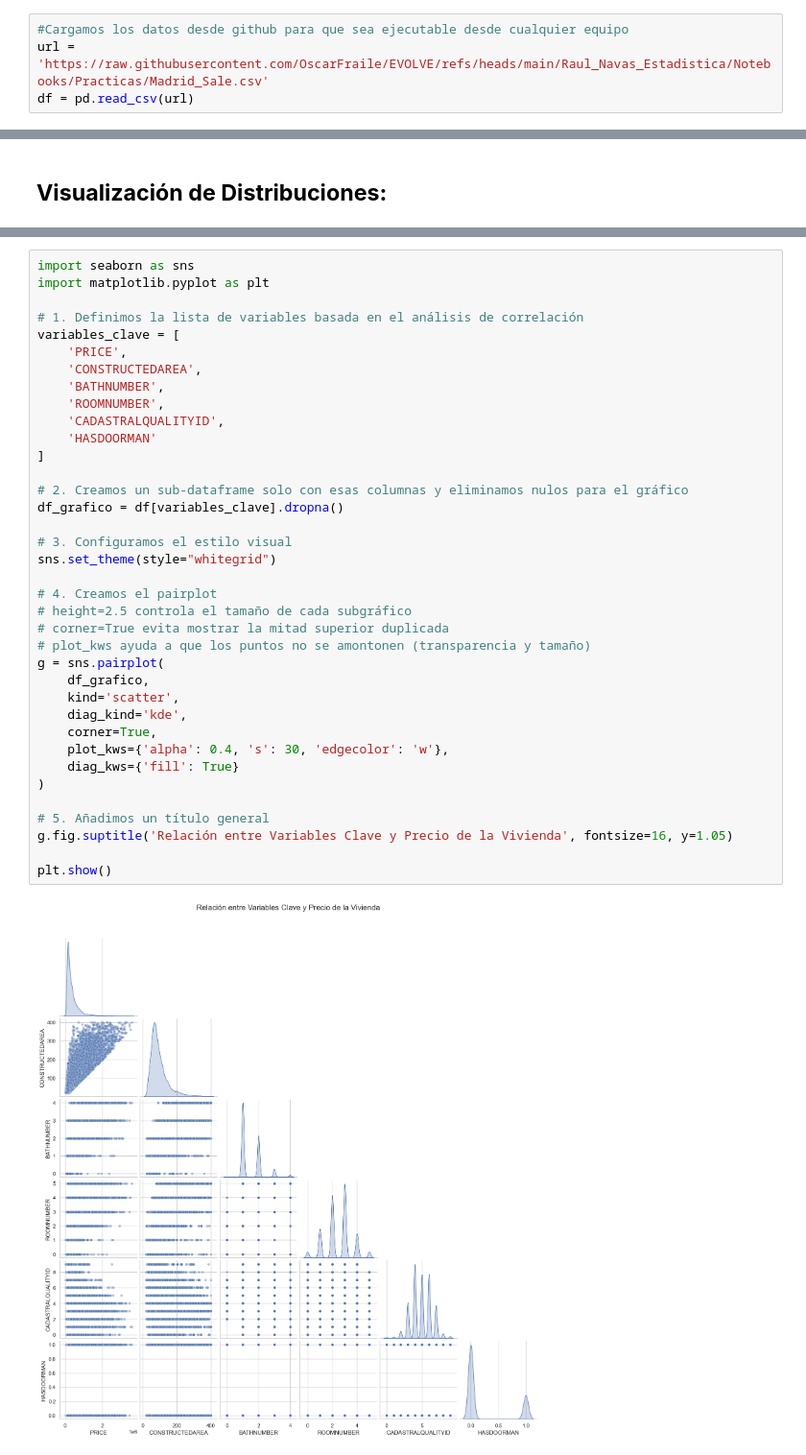
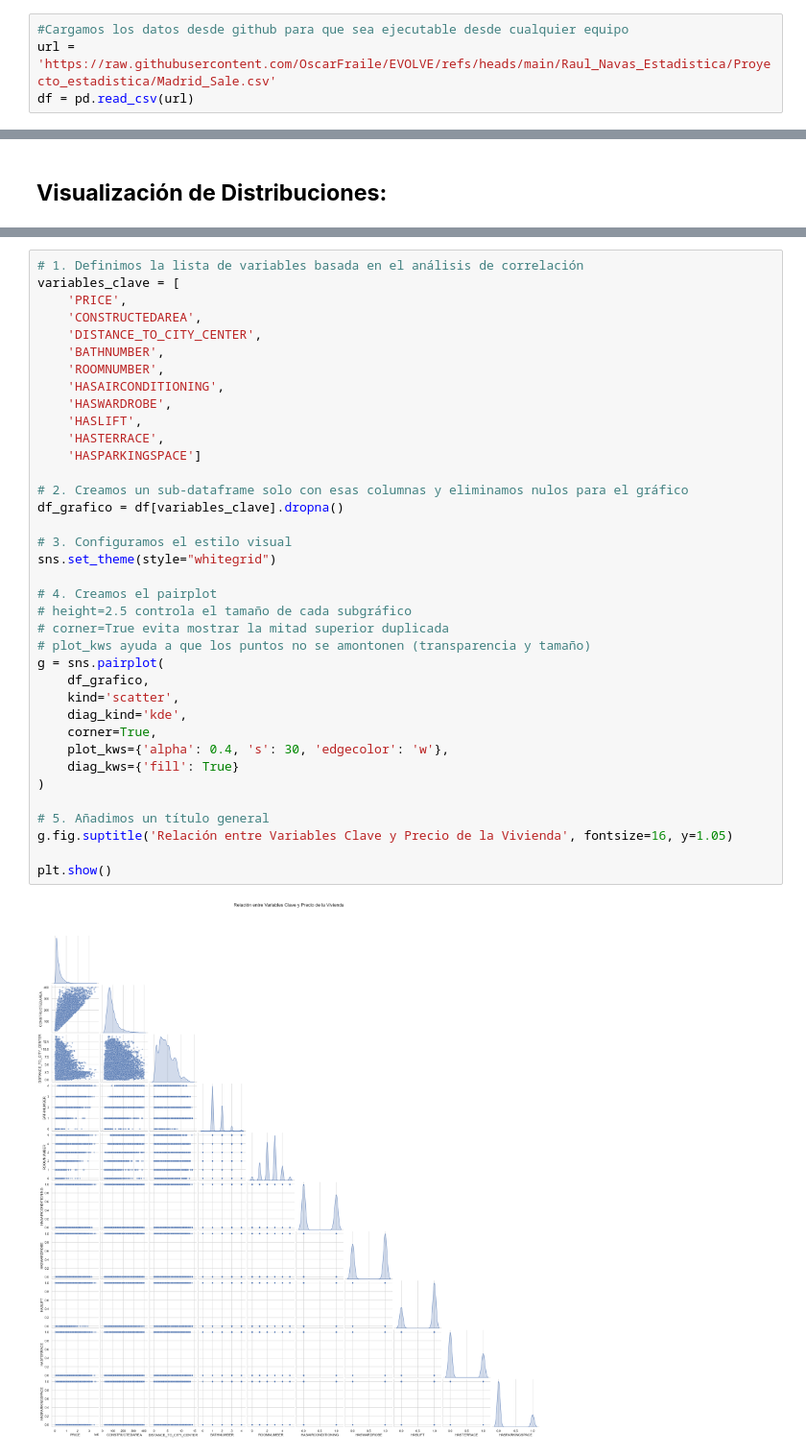
Before and after one commit to OscarFraile/EVOLVE, a Jupyter notebook: Raul_Navas_Estadistica/Proyecto_estadistica/Madrid_Sales.ipynb, the cells around one changed output, grey strips where cells are left out. Shown at 96% size. Saved outputs shown, nothing was run; the diff lists cells and outputs as text.

```diff
--- a/Raul_Navas_Estadistica/Proyecto_estadistica/Madrid_Sales.ipynb
+++ b/Raul_Navas_Estadistica/Proyecto_estadistica/Madrid_Sales.ipynb
@@ -52,7 +58,7 @@ pd.set_option('display.max_columns', None) #Número de columnas que deben verse.
 pd.set_option('display.max_colwidth', None) #Número de caractres que deben verse. None = Máx
 # %%
 #Cargamos los datos desde github para que sea ejecutable desde cualquier equipo
-url = 'https://raw.githubusercontent.com/OscarFraile/EVOLVE/refs/heads/main/Raul_Navas_Estadistica/Notebooks/Practicas/Madrid_Sale.csv'
+url = 'https://raw.githubusercontent.com/OscarFraile/EVOLVE/refs/heads/main/Raul_Navas_Estadistica/Proyecto_estadistica/Madrid_Sale.csv'
 df = pd.read_csv(url)
 # %%
 # Extraemos las primeras filas del dataset
@@ -1046,39 +1145,39 @@ plt.show()
 # %%
-import seaborn as sns
-import matplotlib.pyplot as plt
-
 # 1. Definimos la lista de variables basada en el análisis de correlación
 variables_clave = [
     'PRICE',
     'CONSTRUCTEDAREA',
+    'DISTANCE_TO_CITY_CENTER',
     'BATHNUMBER',
     'ROOMNUMBER',
-    'CADASTRALQUALITYID',
-    'HASDOORMAN'
-]
+    'HASAIRCONDITIONING',
+    'HASWARDROBE',
+    'HASLIFT',
+    'HASTERRACE',
+    'HASPARKINGSPACE']
 
 # 2. Creamos un sub-dataframe solo con esas columnas y eliminamos nulos para el gráfico
 df_grafico = df[variables_clave].dropna()
 
 # 3. Configuramos el estilo visual
 sns.set_theme(style="whitegrid")
 
 # 4. Creamos el pairplot
 # height=2.5 controla el tamaño de cada subgráfico
 # corner=True evita mostrar la mitad superior duplicada
 # plot_kws ayuda a que los puntos no se amontonen (transparencia y tamaño)
 g = sns.pairplot(
     df_grafico,
     kind='scatter',
     diag_kind='kde',
     corner=True,
     plot_kws={'alpha': 0.4, 's': 30, 'edgecolor': 'w'},
     diag_kws={'fill': True}
 )
 
 # 5. Añadimos un título general
 g.fig.suptitle('Relación entre Variables Clave y Precio de la Vivienda', fontsize=16, y=1.05)
 
 plt.show()
 # %% [output]
-[figure, old version]
+[figure, new version]
```
Also changed, not shown: parts of 45 cells of this notebook, 1 other file.
